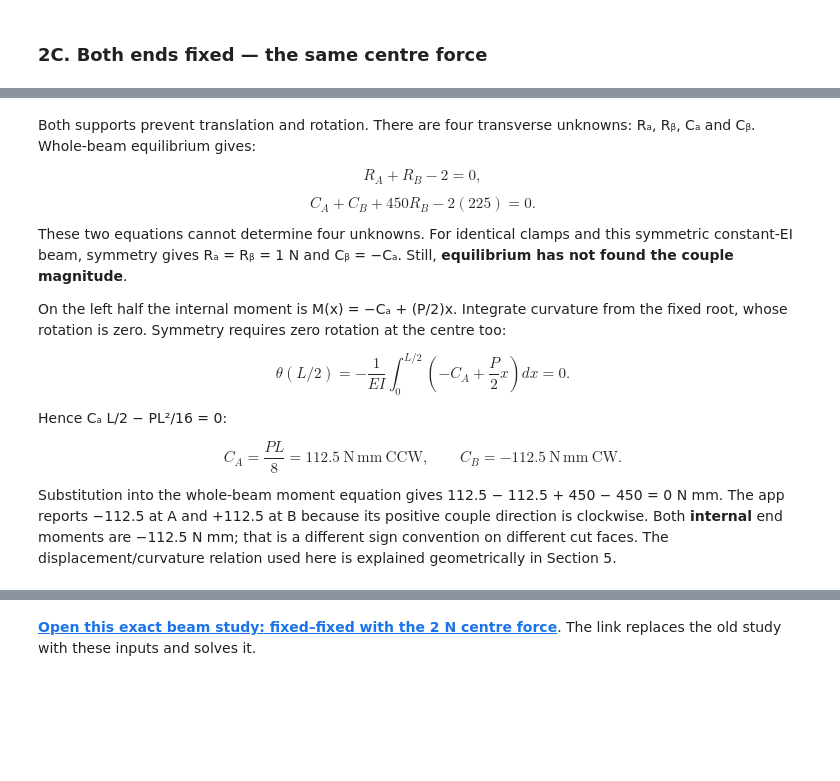
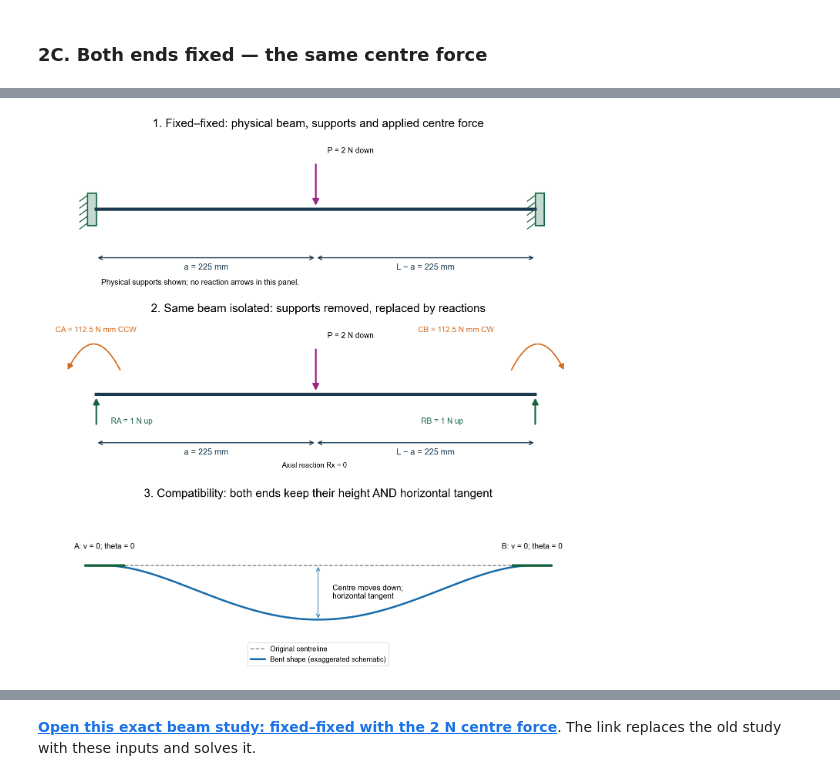
Before and after one commit to Ehsan-Roohi/Aerospace-Structures, a Jupyter notebook: notebooks/MIE446_Lecture_03_Beam_Reactions_Stress_and_Deflection.ipynb, the cells around one changed output, grey strips where cells are left out. Cells and saved outputs as stored; diff of their text form; code cells hidden in the pictures; blank space fills up the shorter version.

Commit message:
Explain fixed-beam compatibility conditions before solving reactions in Lecture 03

```diff
--- a/notebooks/MIE446_Lecture_03_Beam_Reactions_Stress_and_Deflection.ipynb
+++ b/notebooks/MIE446_Lecture_03_Beam_Reactions_Stress_and_Deflection.ipynb
@@ -330,18 +322,22 @@ plt.show()
-# %% [markdown]
-Both supports prevent translation and rotation. There are four transverse unknowns: Rₐ, Rᵦ, Cₐ and Cᵦ. Whole-beam equilibrium gives:
-
-$$R_A+R_B-2=0,$$
-
-$$C_A+C_B+450R_B-2(225)=0.$$
-
-These two equations cannot determine four unknowns. For identical clamps and this symmetric constant-EI beam, symmetry gives Rₐ = Rᵦ = 1 N and Cᵦ = −Cₐ. Still, **equilibrium has not found the couple magnitude**.
-
-On the left half the internal moment is M(x) = −Cₐ + (P/2)x. Integrate curvature from the fixed root, whose rotation is zero. Symmetry requires zero rotation at the centre too:
-
-$$\theta(L/2)=-\frac{1}{EI}\int_0^{L/2}\left(-C_A+\frac{P}{2}x\right)dx=0.$$
-
-Hence Cₐ L/2 − PL²/16 = 0:
-
-$$C_A=\frac{PL}{8}=112.5\ \mathrm{N\,mm\ CCW},\qquad C_B=-112.5\ \mathrm{N\,mm\ CW}.$$
-
-Substitution into the whole-beam moment equation gives 112.5 − 112.5 + 450 − 450 = 0 N mm. The app reports −112.5 at A and +112.5 at B because its positive couple direction is clockwise. Both **internal** end moments are −112.5 N mm; that is a different sign convention on different cut faces. The displacement/curvature relation used here is explained geometrically in Section 5.
+# %%
+#@title Figure 1C — supported system first, free body second
+fig,axes=plt.subplots(3,1,figsize=(12,12),layout='constrained')
+beam_system_or_fbd(axes[0],'fixed','1. Fixed–fixed: physical beam, supports and applied centre force')
+beam_system_or_fbd(axes[1],'fixed','2. Same beam isolated: supports removed, replaced by reactions',fbd=True)
+
+ax=axes[2]
+xx=np.linspace(0,L,301)
+shape=-25*16*(xx/L)**2*(1-xx/L)**2
+ax.plot(xx,np.zeros_like(xx),'--',color='gray',label='Original centreline')
+ax.plot(xx,shape,color='#196caa',lw=3,label='Bent shape (exaggerated schematic)')
+for end,label in [(0,'A'),(L,'B')]:
+    ax.plot([end-20,end+20],[0,0],color='#176441',lw=4)
+    ax.text(end,8,label+': v = 0; theta = 0',ha='center',fontsize=12)
+ax.annotate('',xy=(L/2,-25),xytext=(L/2,0),arrowprops=dict(arrowstyle='<->',color='#196caa'))
+ax.text(L/2+15,-15,'Centre moves down;\nhorizontal tangent',fontsize=12)
+ax.set(xlim=(-65,L+65),ylim=(-48,30))
+ax.set_title('3. Compatibility: both ends keep their height AND horizontal tangent')
+ax.axis('off');ax.legend(loc='lower center',fontsize=11)
+plt.show()
+# %% [output]
+[figure, added]
```
Also changed, not shown: parts of 2 cells of this notebook, 3 other files.
